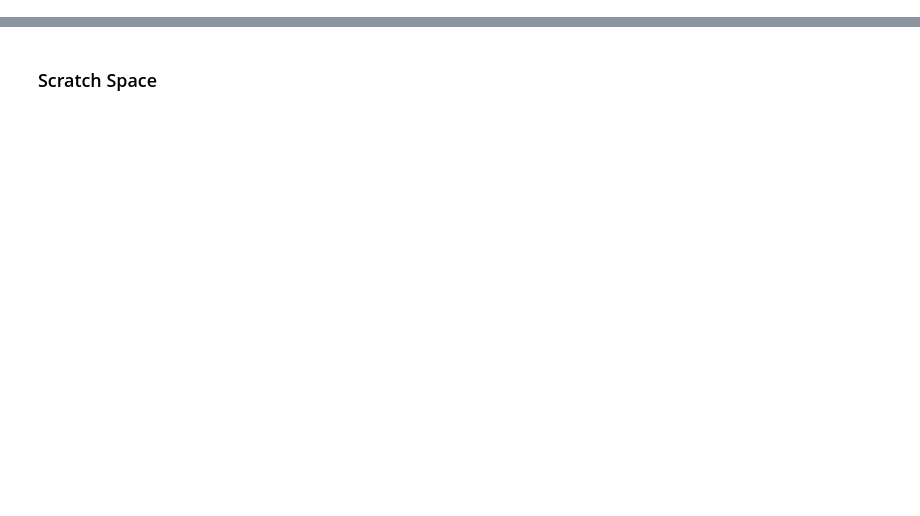
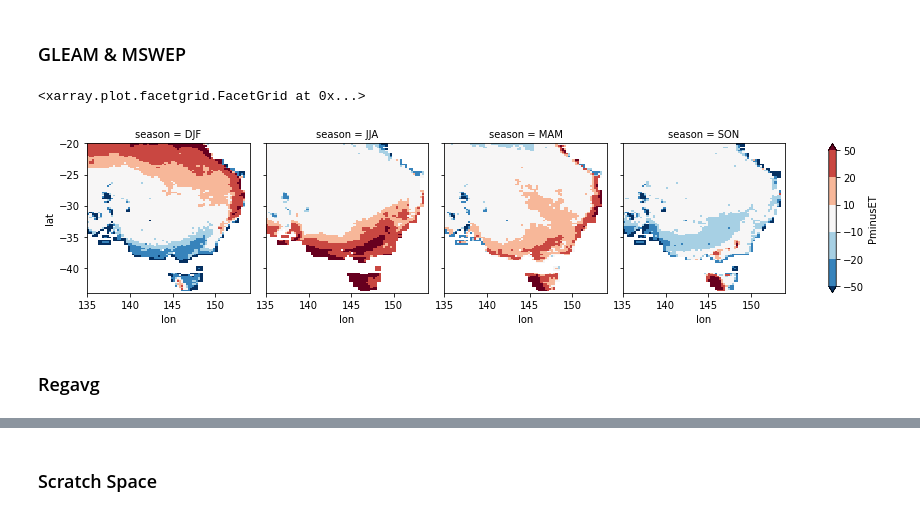
Before and after one commit to anjanadevanand/drought_2017to2019, a Jupyter notebook: PminusE.ipynb, the cells around one changed output, grey strips where cells are left out. Saved outputs shown, nothing was run; the diff lists cells and outputs as text; code cells hidden in the pictures; blank space fills up the shorter version.

```diff
--- a/PminusE.ipynb
+++ b/PminusE.ipynb
@@ -49,0 +150,47 @@ Data variables:
+# %% [markdown]
+### GLEAM & MSWEP
+# %%
+precip_dir = '/g/data/w97/ad9701/drought_2017to2020/precip_data/'
+mswep_file = 'precipitation_mswep_monthly_1979_2021.nc'
+ds_mswep = xr.open_dataset(precip_dir + mswep_file)
+
+et_dir = '/g/data/w97/ad9701/drought_2017to2020/ET_data/'
+gleam_file = 'E_gleam_monthly_1980_2020.nc'
+ds_gleam = xr.open_dataset(et_dir + gleam_file)
+# %%
+# regrid mswep to gleamm resolution
+lat = ds_gleam.lat.values
+lon = ds_gleam.lon.values
+
+import xesmf as xe
+ds_out = xr.Dataset({"lat": (["lat"], lat), "lon": (["lon"], lon),})
+regridder = xe.Regridder(ds_mswep['precipitation'], ds_out, 'bilinear')
+da_mswep_regrid = regridder(ds_mswep['precipitation'])
+# %%
+time_slice = slice('1980-01-01', '2020-12-31')
+lat_slice = slice(-20, -44)
+lon_slice = slice(135, 154)
+
+da_P_sel_temp = da_mswep_regrid.sel(time = time_slice, lat = lat_slice, lon = lon_slice)
+time_new_p = pd.to_datetime(da_P_sel_temp['time']).to_period('M').to_timestamp()
+da_P_sel = da_P_sel_temp.assign_coords({'time': time_new_p})
+
+da_et_sel_temp = ds_gleam['E'].sel(time = time_slice, lat = lat_slice, lon = lon_slice)
+time_new_et = pd.to_datetime(da_et_sel_temp['time']).to_period('M').to_timestamp()
+da_et_sel = da_et_sel_temp.assign_coords({'time': time_new_et})
+
+da_PminusET = da_P_sel - da_et_sel
+
+attrs_dict = {'precip_file': precip_dir + mswep_file,
+              'precip_regrid': 'bilinear',
+             'et_file': et_dir + gleam_file}
+
+da_PminusET = da_PminusET.rename('PminusET').assign_attrs(attrs_dict)
+# use the gleam time array
+time_array = da_et_sel_temp.time.values
+da_PminusET = da_PminusET.assign_coords({'time': time_array})
+# %%
+da_PminusET.groupby('time.season').mean('time').plot(x='lon', y='lat', col='season', col_wrap=4, levels=[-50, -20, -10, 10, 20, 50])
+# %% [output]
+<xarray.plot.facetgrid.FacetGrid at 0x...>
+[figure, added]
@@ -49,0 +201,2 @@ Data variables:
+# %% [markdown]
+### Regavg
```
Also changed, not shown: parts of 71 cells of this notebook, 6 other files.
